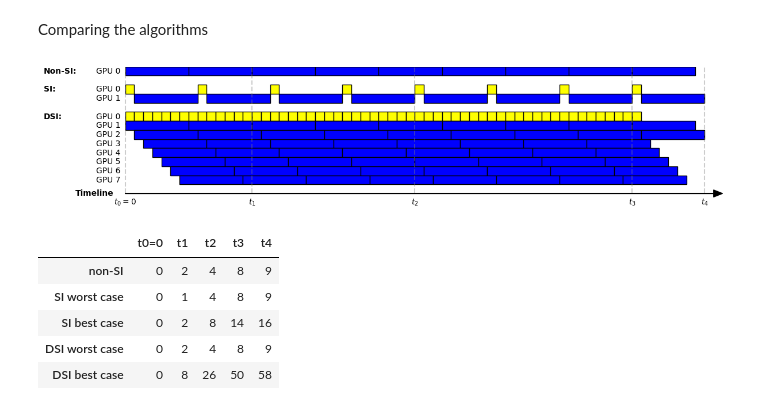
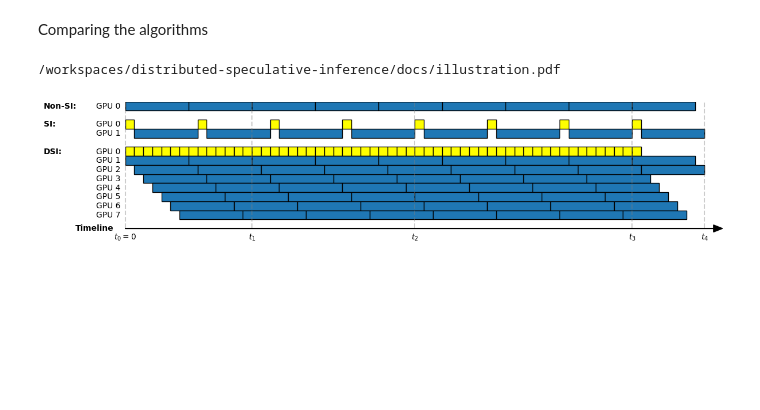
Before and after one commit to keyboardAnt/distributed-speculative-inference, a Jupyter notebook: docs/illustration.ipynb, the cells around one changed output. Drawn from its saved outputs; the diff is of its cells as text; code cells hidden in the pictures; blank space fills up the shorter version.

Commit message:
add table & illustration

```diff
--- a/docs/illustration.ipynb
+++ b/docs/illustration.ipynb
@@ -1,16 +1,22 @@
 # %% [markdown]
 Comparing the algorithms
 # %%
+import os
 from dataclasses import dataclass
 from typing import List
 
 import matplotlib.pyplot as plt
 
 
+class Color:
+    blue = "#1f77b4"
+    yellow = "yellow"
+
+
 @dataclass
 class TimeUnit:
     width: int
-    color: None | str
+    color: None | Color
 
 
 @dataclass
@@ -102,7 +108,7 @@ def plot_graph():
     # Define the Alternatives and Rows (unchanged)
     alg_a = Algorithm(
         name="Non-SI",
-        gpus=[GPU(time_units=[TimeUnit(width=target_latency, color="blue")] * 9)],
+        gpus=[GPU(time_units=[TimeUnit(width=target_latency, color=Color.blue)] * 9)],
     )
 
     alg_b = Algorithm(
@@ -111,7 +117,7 @@ def plot_graph():
             GPU(
                 time_units=[
                     *(
-                        [TimeUnit(width=1, color="yellow")]
+                        [TimeUnit(width=1, color=Color.yellow)]
                         + [TimeUnit(width=target_latency, color=None)]
                     )
                 ]
@@ -121,7 +127,7 @@ def plot_graph():
                 time_units=[
                     *(
                         [TimeUnit(width=1, color=None)]
-                        + [TimeUnit(width=target_latency, color="blue")]
+                        + [TimeUnit(width=target_latency, color=Color.blue)]
                     )
                 ]
                 * 8
@@ -132,80 +138,68 @@ def plot_graph():
     alg_c = Algorithm(
         name="DSI",
         gpus=[
-            GPU(time_units=[TimeUnit(width=1, color="yellow")] * 57),
-            GPU(time_units=[TimeUnit(width=target_latency, color="blue")] * 9),
+            GPU(time_units=[TimeUnit(width=1, color=Color.yellow)] * 57),
+            GPU(time_units=[TimeUnit(width=target_latency, color=Color.blue)] * 9),
             GPU(
                 time_units=[TimeUnit(width=1, color=None)]
-                + [TimeUnit(width=target_latency, color="blue")] * 9
+                + [TimeUnit(width=target_latency, color=Color.blue)] * 9
             ),
             GPU(
                 time_units=[TimeUnit(width=1, color=None)] * 2
-                + [TimeUnit(width=target_latency, color="blue")] * 8
+                + [TimeUnit(width=target_latency, color=Color.blue)] * 8
             ),
             GPU(
                 time_units=[TimeUnit(width=1, color=None)] * 3
-                + [TimeUnit(width=target_latency, color="blue")] * 8
+                + [TimeUnit(width=target_latency, color=Color.blue)] * 8
             ),
             GPU(
                 time_units=[TimeUnit(width=1, color=None)] * 4
-                + [TimeUnit(width=target_latency, color="blue")] * 8
+                + [TimeUnit(width=target_latency, color=Color.blue)] * 8
             ),
             GPU(
                 time_units=[TimeUnit(width=1, color=None)] * 5
-                + [TimeUnit(width=target_latency, color="blue")] * 8
+                + [TimeUnit(width=target_latency, color=Color.blue)] * 8
             ),
             GPU(
                 time_units=[TimeUnit(width=1, color=None)] * 6
-                + [TimeUnit(width=target_latency, color="blue")] * 8
+                + [TimeUnit(width=target_latency, color=Color.blue)] * 8
             ),
         ],
     )
 
     # Create figure and plot
     fig, ax = plt.subplots(figsize=(12, 10))
     setup_axes(ax)
 
     # Plotting each alternative using draw_algorithm
     start_y = 0
     start_y = draw_algorithm(ax, alg_a, start_y)
     start_y = draw_algorithm(ax, alg_b, start_y - 1)
     draw_algorithm(ax, alg_c, start_y - 1)
 
     # Plot timepoints
     non_si = 8 * target_latency
     si_worst = non_si + 1 + target_latency
     si_best = (1 + target_latency) * 4
     dsi_best = 2 * target_latency
     plot_timepoint(ax, 0, "$t_0=0$")
     plot_timepoint(ax, dsi_best, "$t_1$")
     plot_timepoint(ax, si_best, "$t_2$")
     plot_timepoint(ax, non_si, "$t_3$")
     plot_timepoint(ax, si_worst, "$t_4$")
 
     plt.tight_layout()
-    plt.show()
+    # plt.show()
+    # Save the figure to a file to use in the LaTeX paper
+    filename = "illustration.pdf"
+    # The directory of this notebook
+    current_dirpath = os.getcwd()
+    filepath = os.path.join(current_dirpath, filename)
+    print(filepath)
+    plt.savefig(filepath, bbox_inches="tight", pad_inches=0, transparent=True, dpi=300)
 
 
 plot_graph()
 # %% [output]
+/workspaces/distributed-speculative-inference/docs/illustration.pdf
-[figure, old version]
+[figure, new version]
-# %%
-import pandas as pd
-
-index = ["non-SI", "SI worst case", "SI best case", "DSI worst case", "DSI best case"]
-data = {
-    "t0=0": [0, 0, 0, 0, 0],
-    "t1": [2, 1, 2, 2, 8],
-    "t2": [4, 4, 8, 4, 26],
-    "t3": [8, 8, 14, 8, 50],
-    "t4": [9, 9, 16, 9, 58],
-}
-df = pd.DataFrame(data, index=index)
-df
-# %% [output]
-|  | t0=0 | t1 | t2 | t3 | t4 |
-| non-SI | 0 | 2 | 4 | 8 | 9 |
-| SI worst case | 0 | 1 | 4 | 8 | 9 |
-| SI best case | 0 | 2 | 8 | 14 | 16 |
-| DSI worst case | 0 | 2 | 4 | 8 | 9 |
-| DSI best case | 0 | 8 | 26 | 50 | 58 |
```
Also changed, not shown: parts of 3 cells of this notebook, 2 other files.
